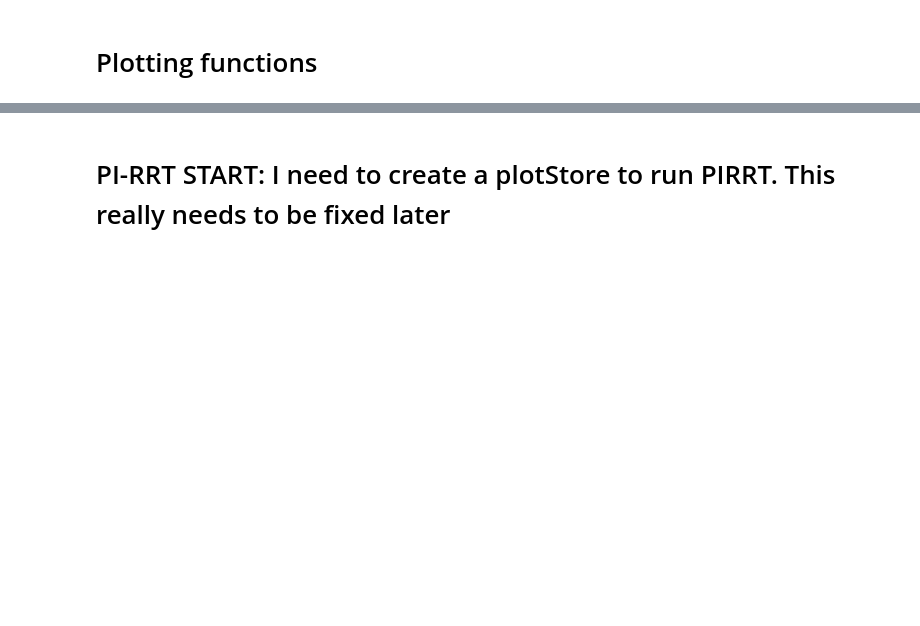
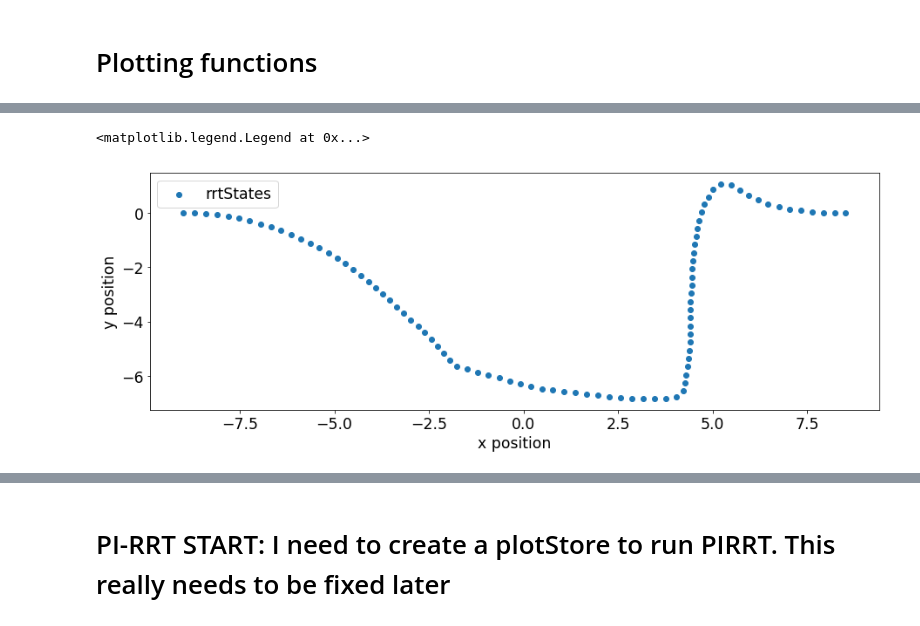
Before and after one commit to ankitkaushik/StochasticOptimalControl, a Jupyter notebook: PI_RRT.ipynb, the cells around one changed output, grey strips where cells are left out. Cells and saved outputs as stored; diff of their text form; code cells hidden in the pictures; blank space fills up the shorter version.

```diff
--- a/PI_RRT.ipynb
+++ b/PI_RRT.ipynb
@@ -150,0 +302,8 @@ with open('/home/ankit/Documents/Thesis/StochasticOptimalControl/variables.yaml'
+# %%
+scatter(rrtStates[:,0],rrtStates[:,1])
+xlabel('x position')
+ylabel('y position')
+legend(['rrtStates'])
+# %% [output]
+<matplotlib.legend.Legend at 0x...>
+[figure, added]
```
Also changed, not shown: parts of 84 cells of this notebook, 8 other files.
